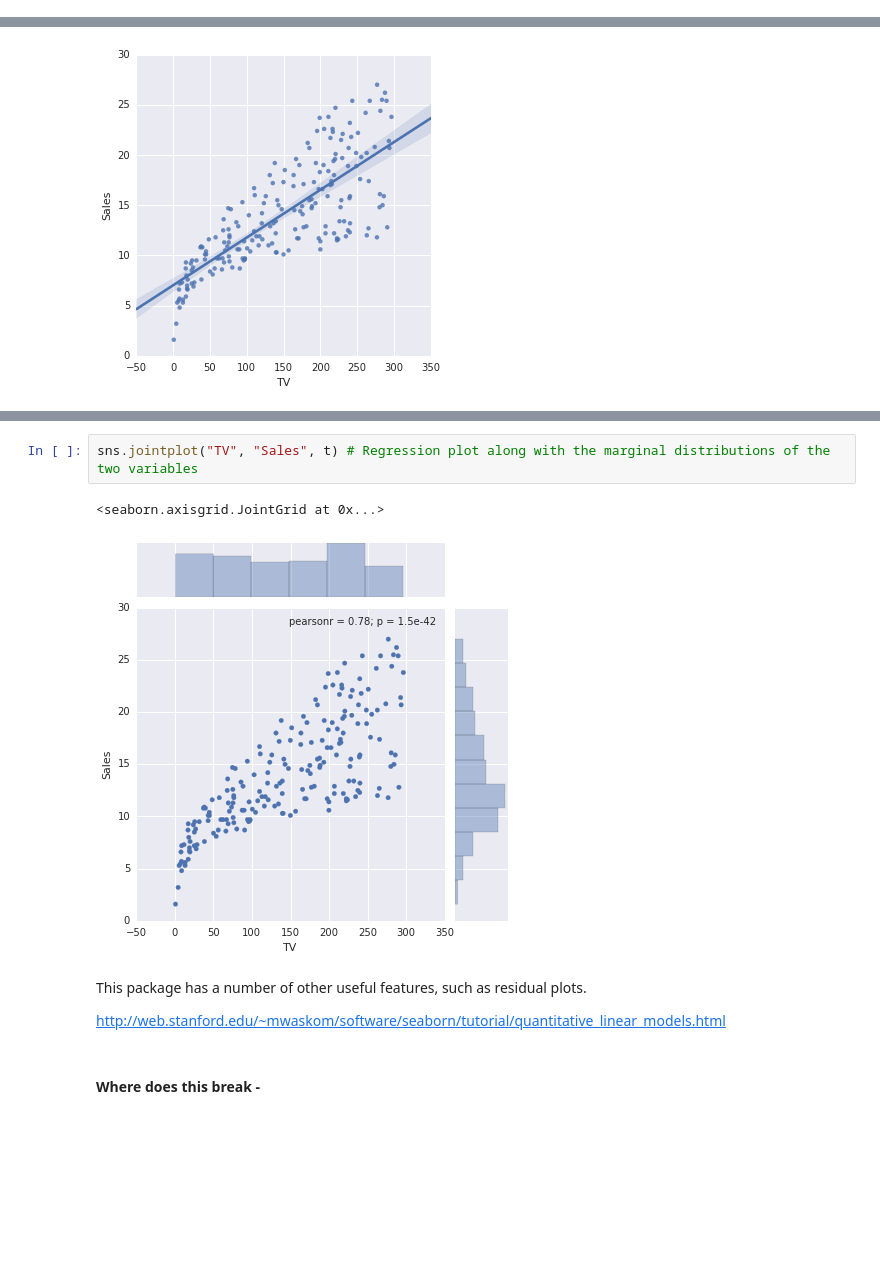
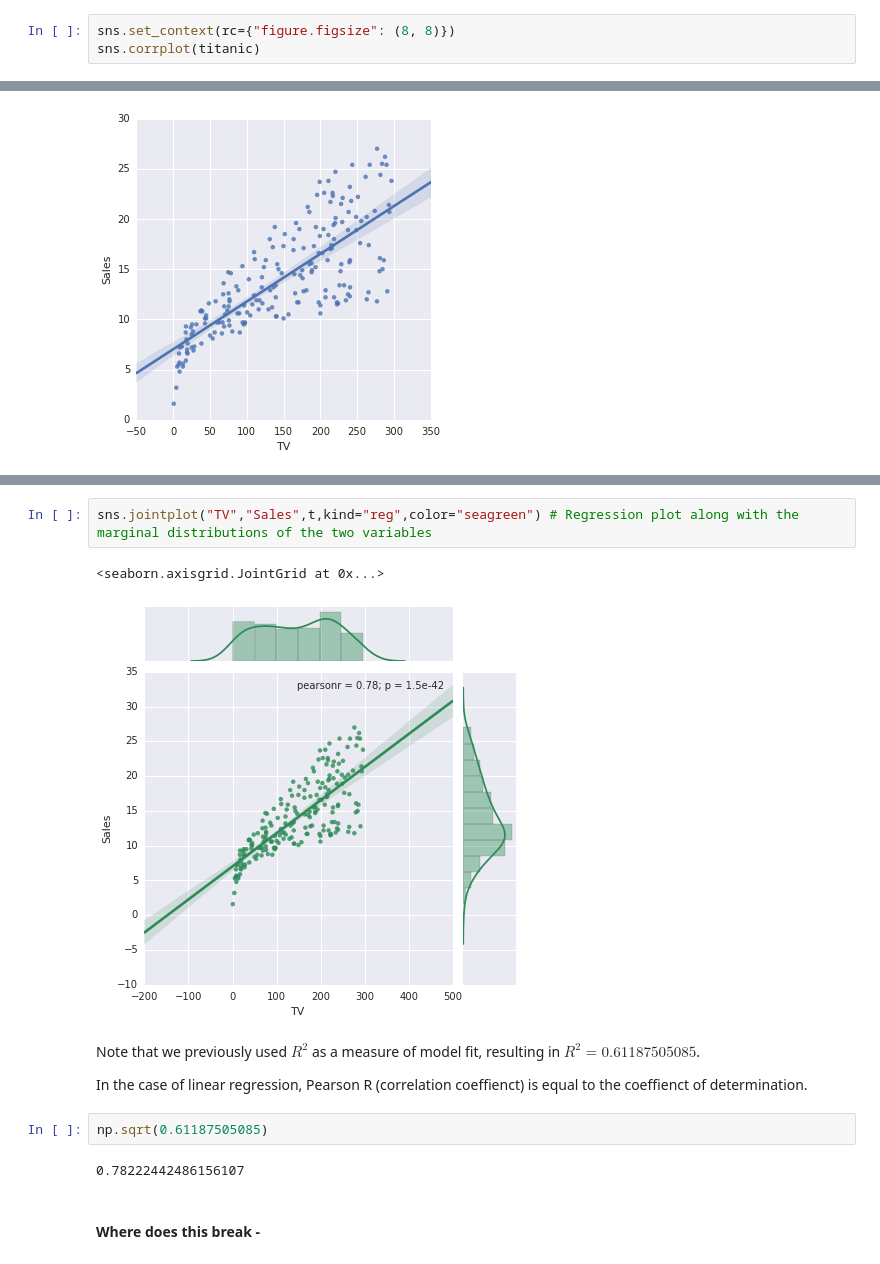
Before and after one commit to lmart999/CS229_ISL, a Jupyter notebook: Linear Regression.ipynb, the cells around one changed output, grey strips where cells are left out. Cells and saved outputs as stored; diff of their text form; blank space fills up the shorter version.

```diff
--- a/Linear Regression.ipynb
+++ b/Linear Regression.ipynb
@@ -275,0 +292,3 @@ This breaks if we have more than one predictor, as correlation quantifies associ
+# %%
+sns.set_context(rc={"figure.figsize": (8, 8)})
+sns.corrplot(titanic)
@@ -321,12 +350,16 @@ sns.lmplot("TV", "Sales", t)
 # %%
-sns.jointplot("TV", "Sales", t) # Regression plot along with the marginal distributions of the two variables
+sns.jointplot("TV","Sales",t,kind="reg",color="seagreen") # Regression plot along with the marginal distributions of the two variables
 # %% [output]
 <seaborn.axisgrid.JointGrid at 0x...>
-[figure, old version]
+[figure, new version]
-# %% [markdown]
-This package has a number of other useful features, such as residual plots.
-
-http://web.stanford.edu/~mwaskom/software/seaborn/tutorial/quantitative_linear_models.html
+# %% [markdown]
+Note that we previously used $R^2$ as a measure of model fit, resulting in $R^2 = 0.61187505085$.
+
+In the case of linear regression, Pearson R (correlation coeffienct) is equal to the coeffienct of determination.
+# %%
+np.sqrt(0.61187505085)
+# %% [output]
+0.78222442486156107
 # %% [markdown]
 #### Where does this break -
 # %% [markdown]
```
Also changed, not shown: parts of 29 cells of this notebook.
